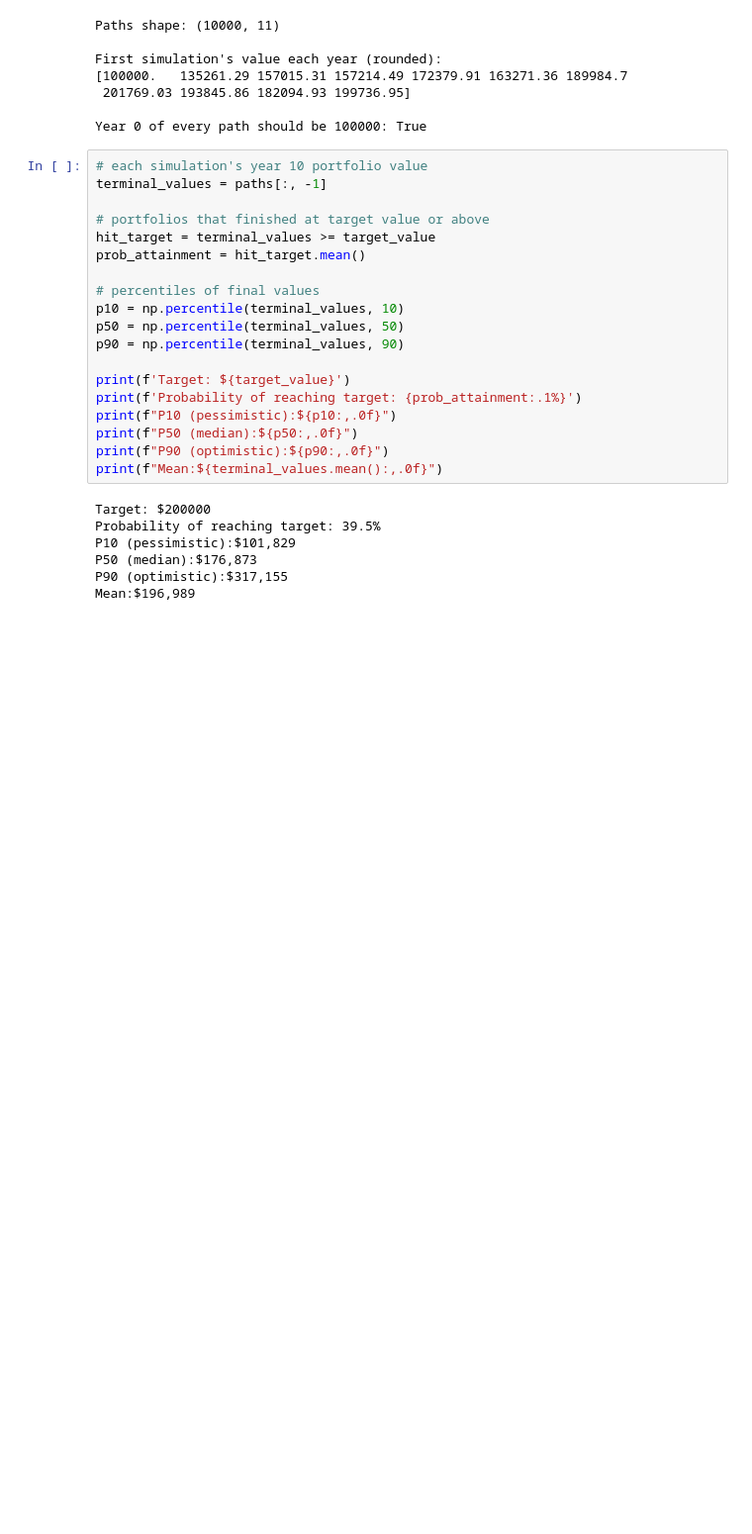
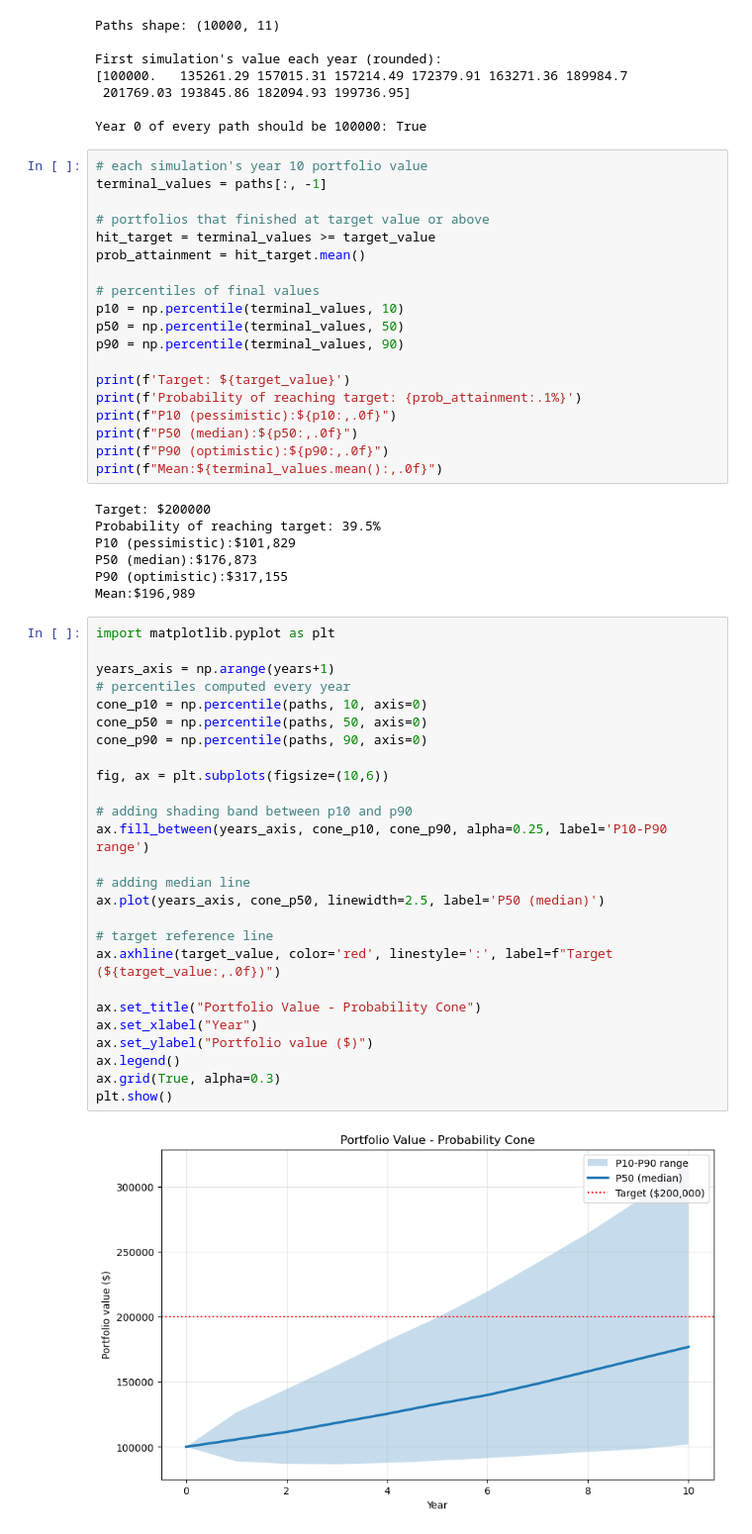
Before and after one commit to naumenko-analytics/monte-carlo-simulation, a Jupyter notebook: monte_carlo_portfolio.ipynb, the cells around one changed output. Shown at 99% size. Drawn from its saved outputs; the diff is of its cells as text; blank space fills up the shorter version.

Commit message:
Update monte_carlo_portfolio.ipynb
Added probability cone and terminal distribution charts

```diff
--- a/monte_carlo_portfolio.ipynb
+++ b/monte_carlo_portfolio.ipynb
@@ -88,3 +88,31 @@ P10 (pessimistic):$101,829
 P50 (median):$176,873
 P90 (optimistic):$317,155
 Mean:$196,989
+# %%
+import matplotlib.pyplot as plt
+
+years_axis = np.arange(years+1)
+# percentiles computed every year
+cone_p10 = np.percentile(paths, 10, axis=0)
+cone_p50 = np.percentile(paths, 50, axis=0)
+cone_p90 = np.percentile(paths, 90, axis=0)
+
+fig, ax = plt.subplots(figsize=(10,6))
+
+# adding shading band between p10 and p90
+ax.fill_between(years_axis, cone_p10, cone_p90, alpha=0.25, label='P10-P90 range')
+
+# adding median line
+ax.plot(years_axis, cone_p50, linewidth=2.5, label='P50 (median)')
+
+# target reference line
+ax.axhline(target_value, color='red', linestyle=':', label=f"Target (${target_value:,.0f})")
+
+ax.set_title("Portfolio Value - Probability Cone")
+ax.set_xlabel("Year")
+ax.set_ylabel("Portfolio value ($)")
+ax.legend()
+ax.grid(True, alpha=0.3)
+plt.show()
+# %% [output]
+[figure, added]
```
Also changed, not shown: parts of 1 cell of this notebook.
